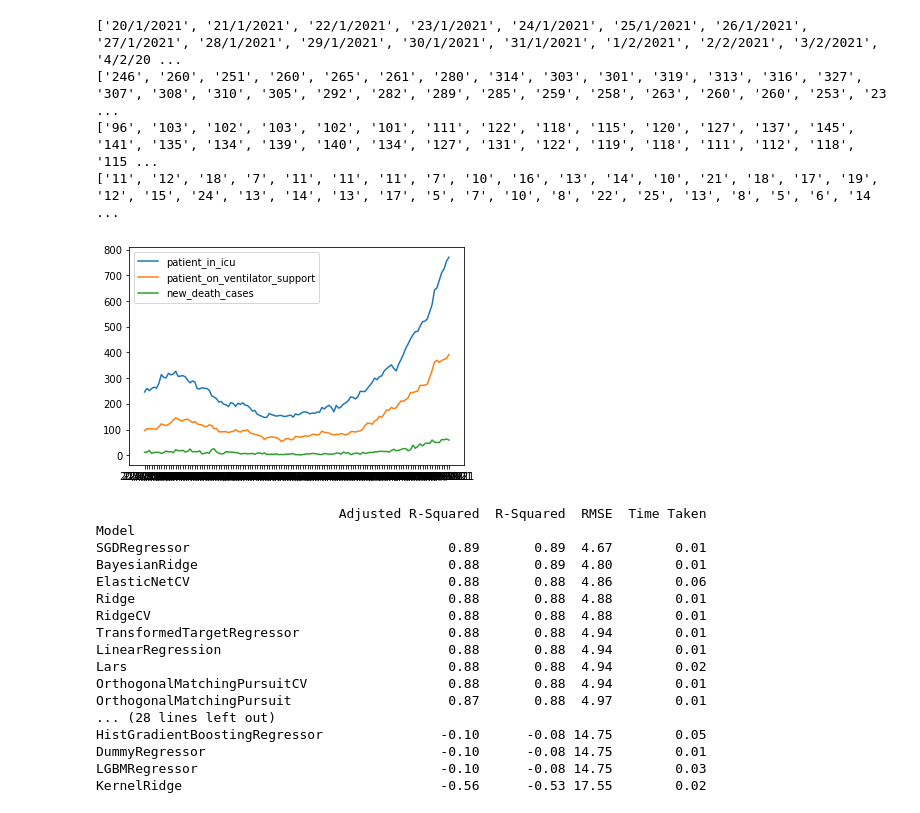
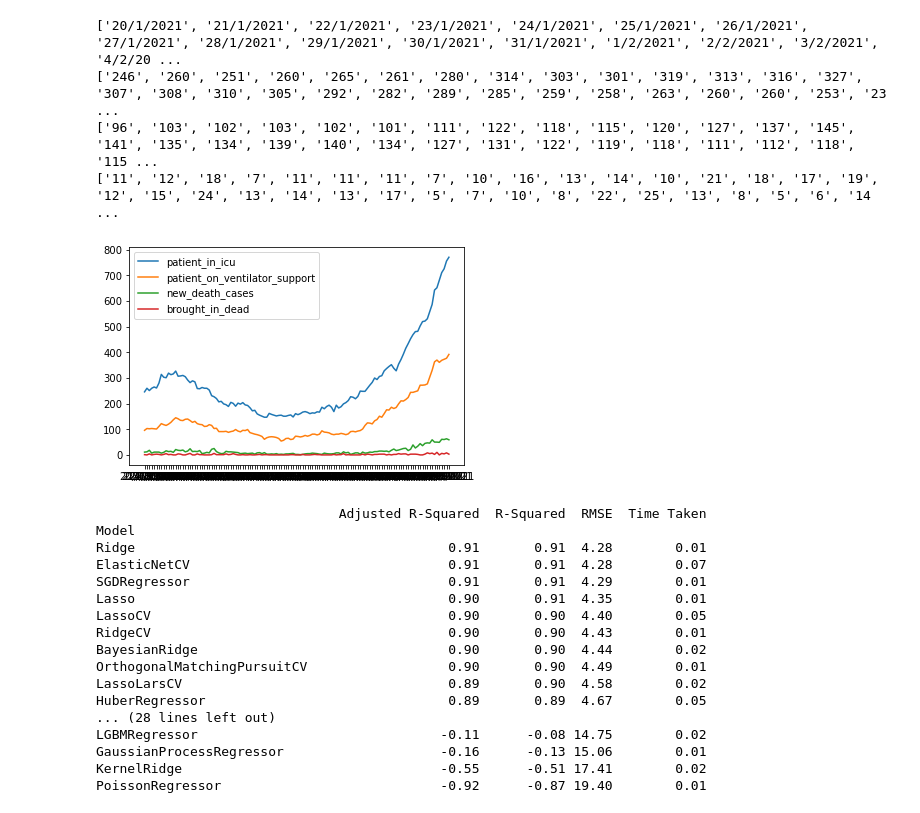
Before and after one commit to MaisarahPauzi/Lazy-Machine-Learning, a Jupyter notebook: Regression with LazyML.ipynb, the cells around one changed output. Cells and saved outputs as stored; diff of their text form; code cells hidden in the pictures.

Commit message:
add new column in regression

```diff
--- a/Regression with LazyML.ipynb
+++ b/Regression with LazyML.ipynb
@@ -112,23 +127,26 @@ with open('content/critical_data.csv', mode='w') as file:
 # %%
 # libraries
 import matplotlib.pyplot as plt
 import numpy as np
 import pandas as pd
 
 # Data
 df=pd.read_csv('content/critical_data.csv')
 
 # multiple line plots
 plt.plot( 'date', 'patient_in_icu', data=df)
 plt.plot( 'date', 'patient_on_ventilator_support', data=df)
 plt.plot( 'date', 'new_death_cases', data=df)
+plt.plot( 'date', 'brought_in_dead', data=df)
+
+
 # show legend
 plt.legend()
 
 # show graph
 plt.show()
 # %% [output]
-[figure, old version]
+[figure, new version]
 # %%
 from lazypredict.Supervised import LazyRegressor
 from sklearn import datasets
@@ -136,7 +154,7 @@ from sklearn.utils import shuffle
 import numpy as np
 from sklearn.model_selection import train_test_split
 
-X = df[['patient_in_icu', 'patient_on_ventilator_support']]
+X = df[['patient_in_icu', 'patient_on_ventilator_support', 'brought_in_dead']]
 y = df['new_death_cases']
 
 X_train, X_test, y_train, y_test = train_test_split(X, y,test_size=.9,random_state =0)
@@ -148,21 +166,21 @@ print(models)
 # %% [output]
                                Adjusted R-Squared  R-Squared  RMSE  Time Taken
 Model
-SGDRegressor                                 0.89       0.89  4.67        0.01
-BayesianRidge                                0.88       0.89  4.80        0.01
-ElasticNetCV                                 0.88       0.88  4.86        0.06
-Ridge                                        0.88       0.88  4.88        0.01
-RidgeCV                                      0.88       0.88  4.88        0.01
-TransformedTargetRegressor                   0.88       0.88  4.94        0.01
-LinearRegression                             0.88       0.88  4.94        0.01
-Lars                                         0.88       0.88  4.94        0.02
-OrthogonalMatchingPursuitCV                  0.88       0.88  4.94        0.01
-OrthogonalMatchingPursuit                    0.87       0.88  4.97        0.01
+Ridge                                        0.91       0.91  4.28        0.01
+ElasticNetCV                                 0.91       0.91  4.28        0.07
+SGDRegressor                                 0.91       0.91  4.29        0.01
+Lasso                                        0.90       0.91  4.35        0.01
+LassoCV                                      0.90       0.90  4.40        0.05
+RidgeCV                                      0.90       0.90  4.43        0.01
+BayesianRidge                                0.90       0.90  4.44        0.02
+OrthogonalMatchingPursuitCV                  0.90       0.90  4.49        0.01
+LassoLarsCV                                  0.89       0.90  4.58        0.02
+HuberRegressor                               0.89       0.89  4.67        0.05
 ... (28 lines left out)
-HistGradientBoostingRegressor               -0.10      -0.08 14.75        0.05
-DummyRegressor                              -0.10      -0.08 14.75        0.01
-LGBMRegressor                               -0.10      -0.08 14.75        0.03
-KernelRidge                                 -0.56      -0.53 17.55        0.02
+LGBMRegressor                               -0.11      -0.08 14.75        0.02
+GaussianProcessRegressor                    -0.16      -0.13 15.06        0.01
+KernelRidge                                 -0.55      -0.51 17.41        0.02
+PoissonRegressor                            -0.92      -0.87 19.40        0.01
 # %%
 from sklearn import linear_model
 from sklearn.metrics import r2_score
```
Also changed, not shown: parts of 4 cells of this notebook, 1 other file.
